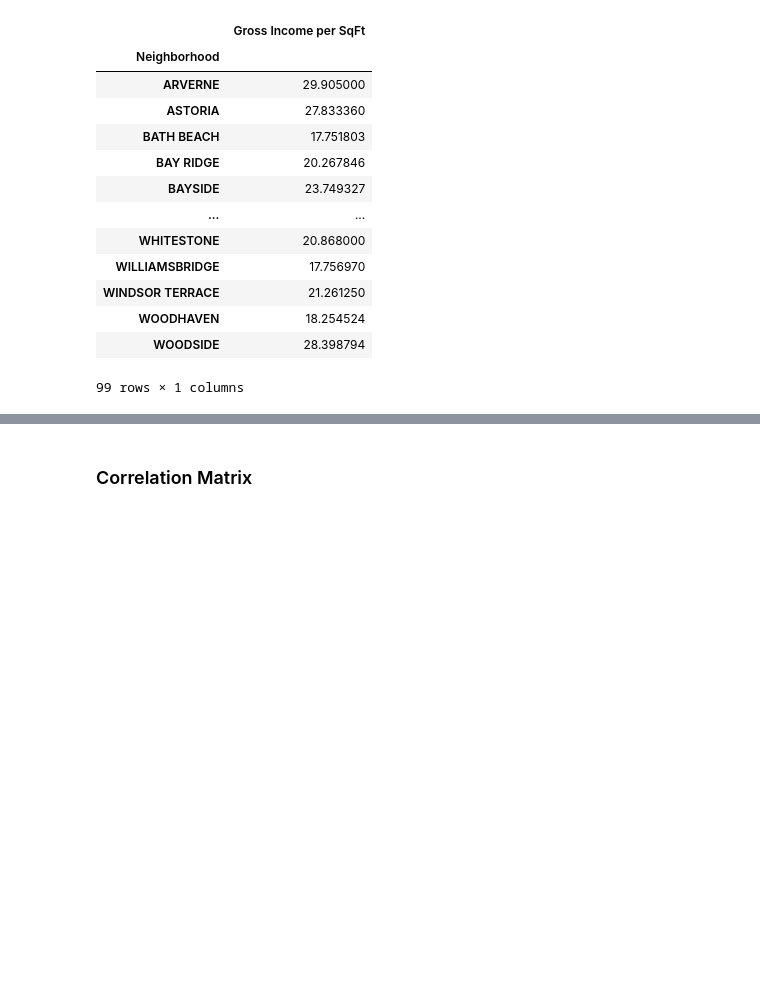
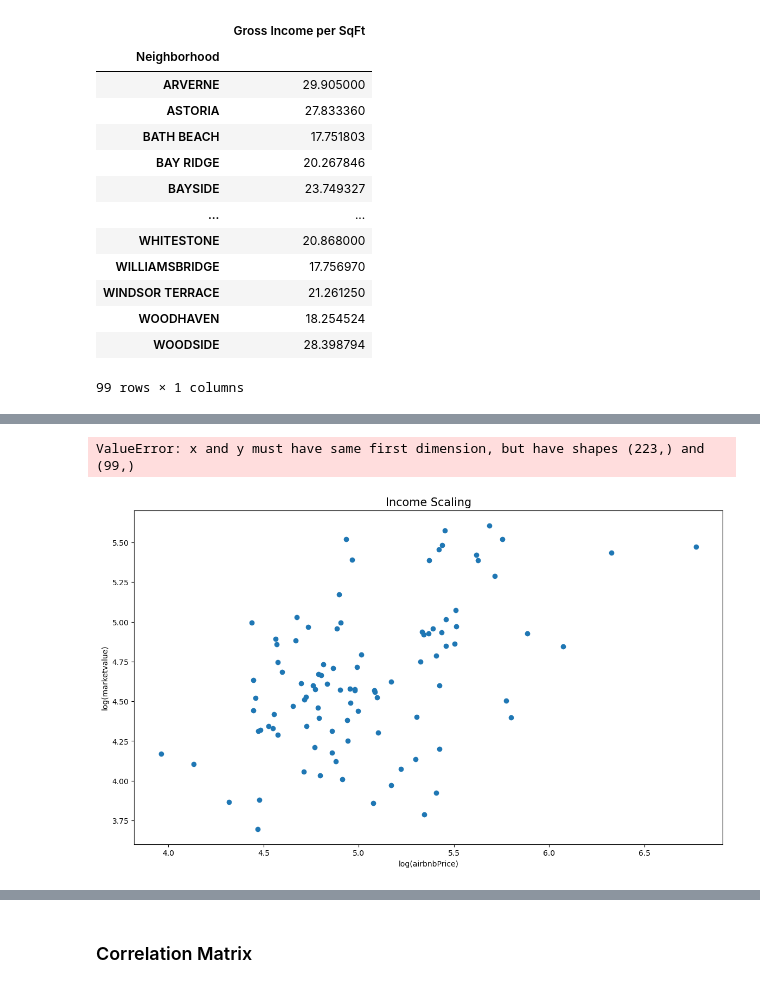
Before and after one commit to colorpool/FinalPro_NYCAirbnb, a Jupyter notebook: Airbnb_2023_11.ipynb, the cells around one changed output, grey strips where cells are left out. Saved outputs shown, nothing was run; the diff lists cells and outputs as text; code cells hidden in the pictures; blank space fills up the shorter version.

Commit message:
log-scale of rental income

```diff
--- a/Airbnb_2023_11.ipynb
+++ b/Airbnb_2023_11.ipynb
@@ -518,0 +427,5 @@ filtered_Rental_grossIncome
+# %%
+logairbnbPrice = np.log(airbnb_neighbor_price['price'])
+logmarketvalue = np.log(filtered_Rental_marketvalue['Market Value per SqFt'])
+dataLog = pd.DataFrame({'logairbnbPrice':logairbnbPrice, 'logmarketvalue':logmarketvalue})
+dataLog.dropna()
@@ -518,0 +446,3 @@ filtered_Rental_grossIncome
+# %%
+lmairbnbPrice = smf.ols('logmarketvalue~logairbnbPrice', data=dataLog).fit()
+lmairbnbPrice.summary()
@@ -518,0 +469,13 @@ filtered_Rental_grossIncome
+# %%
+plt.figure(figsize=(14, 8))
+plt.plot(dataLog['logairbnbPrice'], dataLog['logmarketvalue'], 'o', label='Data')
+plt.title('Income Scaling', fontsize=15)
+plt.xlabel('log(airbnbPrice)')
+plt.ylabel('log(marketvalue)')
+plt.plot(dataLog['logairbnbPrice'], lmairbnbPrice.predict(), '-r', label='Fitted Line')
+plt.legend()
+
+plt.show()
+# %% [output]
+ValueError: x and y must have same first dimension, but have shapes (223,) and (99,)
+[figure, added]
```
Also changed, not shown: parts of 35 cells of this notebook.
